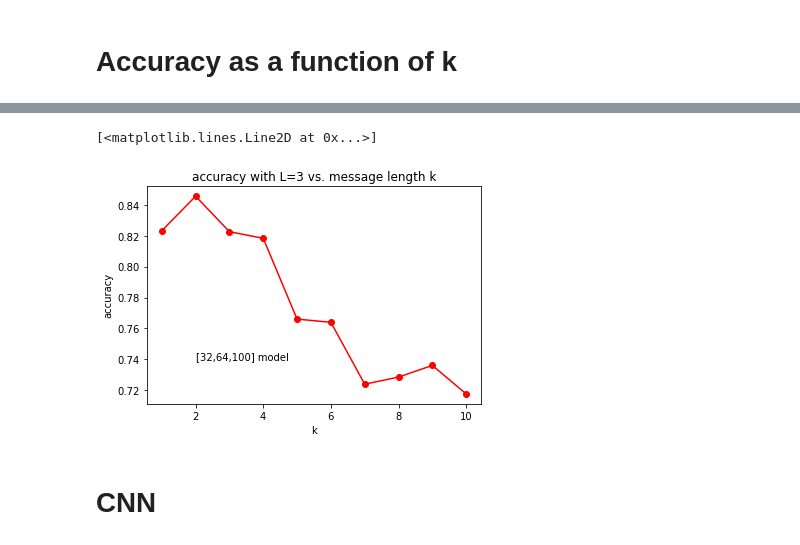
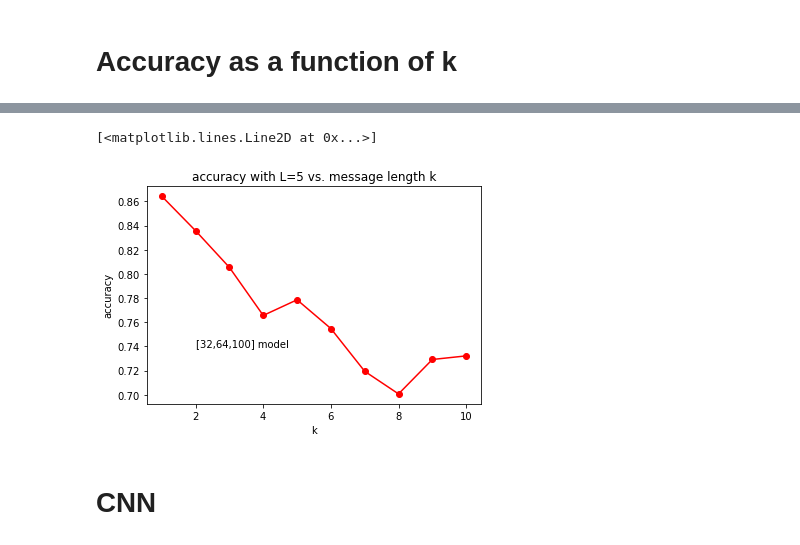
Before and after one commit to Gan-Tu/radioML, a Jupyter notebook: ecc-v2-v2.0.ipynb, the cells around one changed output, grey strips where cells are left out. Saved outputs shown, nothing was run; the diff lists cells and outputs as text; code cells hidden in the pictures.

```diff
--- a/ecc-v2-v2.0.ipynb
+++ b/ecc-v2-v2.0.ipynb
@@ -628,7 +628,7 @@ print("done")
 plt_x_axis = np.arange(start=1, stop=11)
 plt_y_axis = [losses[k] for k in plt_x_axis]
 
-plt.title("accuracy with L=3 vs. message length k")
+plt.title("accuracy with L=5 vs. message length k")
 plt.xlabel("k")
 plt.ylabel("accuracy")
 plt.text(2, 0.74, "[32,64,100] model")
@@ -647,6 +647,6 @@ plt.plot(plt_x_axis, plt_y_axis, "r-o")
 done
 [<matplotlib.lines.Line2D at 0x...>]
-[figure, old version]
+[figure, new version]
 # %% [markdown]
 # CNN
 # %%
```
Also changed, not shown: parts of 26 cells of this notebook, 9 other files.
